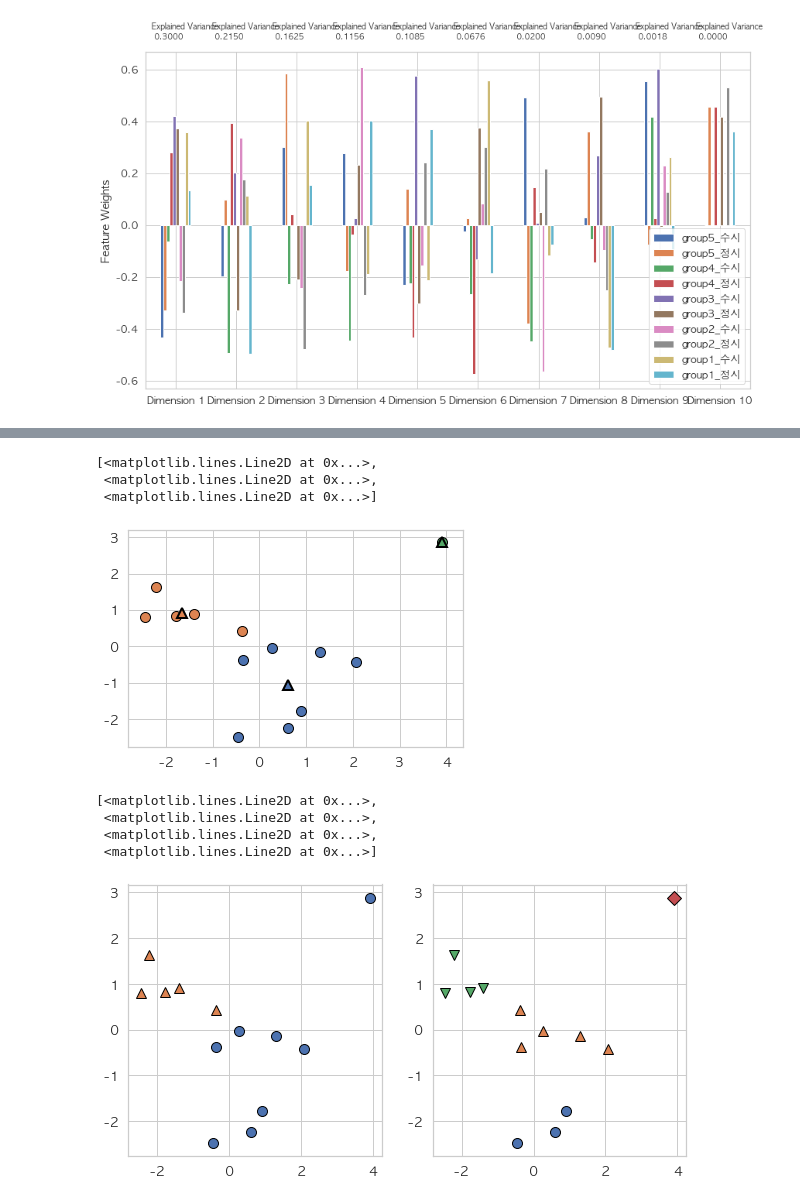
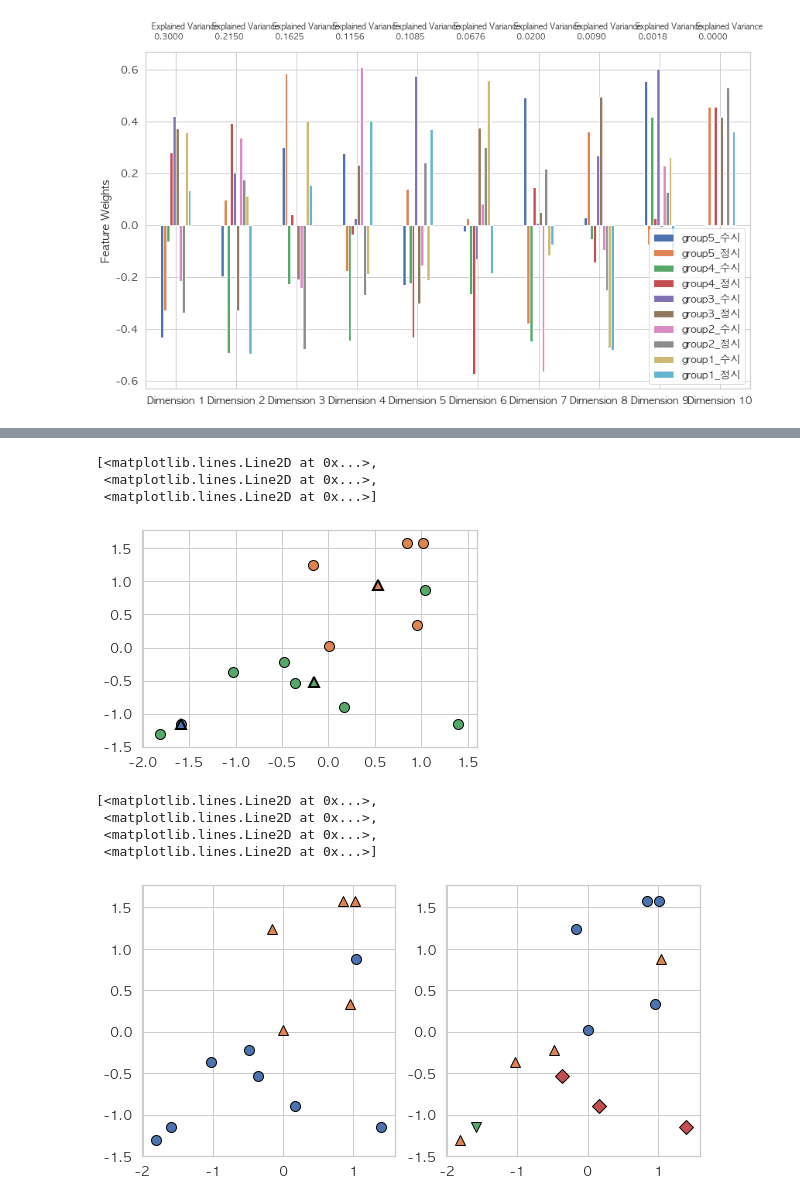
Before and after one commit to YeongEunLee/DataScience, a Jupyter notebook: cluster/cluster_final.ipynb, the cells around one changed output, grey strips where cells are left out. Saved outputs shown, nothing was run; the diff lists cells and outputs as text; code cells hidden in the pictures.

```diff
--- a/cluster/cluster_final.ipynb
+++ b/cluster/cluster_final.ipynb
@@ -671,7 +671,9 @@ import matplotlib.font_manager as fm
 import numpy as np
 import random as rd
 # %%
-df = pd.read_excel('수시,정시.xlsx', sheet_name = 1)
+df = pd.read_excel('단과대cluster.xlsx', sheet_name = 1)
+# %%
+df.index = ['건축대학', '경영대학', '공과대학', '글로벌융합대학', '동물생명과학대학', '문과대학', '사범대학', '상경대학', '생명특성화대학', '생명환경과학대학', '이과대학', '정보통신대학', '정치대학']
 # %%
 df
 # %% [output]
@@ -723,4 +728,9 @@ from sklearn.preprocessing import scale
 
 df_scaled = pd.DataFrame(scale(df),
                             columns=df.columns)
+# %%
+from sklearn.preprocessing import scale
+
+df_scaled_nodimension = pd.DataFrame(scale(df),
+                            columns=df.columns)
 # %%
@@ -893,22 +909,22 @@ mglearn.discrete_scatter(X.values[:, 0], X.values[:, 1], assignments, ax=axes[1]
 # %%
-data = df_scaled
-pca = PCA(n_components=2).fit(data)
-reduced_data = pca.transform(data)
+data = df_scaled_nodimension
+#pca = PCA(n_components=2).fit(data)
+#reduced_data = pca.transform(data)
 # pca_samples = pca.transform(data)
-reduced_data = pd.DataFrame(reduced_data, columns = ['Dimension 1', 'Dimension 2'])
+reduced_data = pd.DataFrame(data, columns = ['Dimension 1', 'Dimension 2','Dimension 3','Dimension 4', 'Dimension 5', 'Dimension 6', 'Dimension 7', 'Dimension 8','Dimension 9', 'Dimension 10'])
 # %%
-X = reduced_data
+X = data
 kmeans = KMeans(n_clusters=3)
 kmeans.fit(X)
 y_kmeans = kmeans.predict(X)
 
 mglearn.discrete_scatter(X.values[:, 0], X.values[:, 1], kmeans.labels_, markers='o')
 mglearn.discrete_scatter(kmeans.cluster_centers_[:, 0], kmeans.cluster_centers_[:, 1], [0, 1, 2], markers='^', markeredgewidth=2)
 # %% [output]
 [<matplotlib.lines.Line2D at 0x...>,
  <matplotlib.lines.Line2D at 0x...>,
  <matplotlib.lines.Line2D at 0x...>]
-[figure, old version]
+[figure, new version]
 # %%
 fig, axes = plt.subplots(1, 2, figsize=(10, 5))
 
@@ -930,7 +946,7 @@ mglearn.discrete_scatter(X.values[:, 0], X.values[:, 1], assignments, ax=axes[1]
  <matplotlib.lines.Line2D at 0x...>,
  <matplotlib.lines.Line2D at 0x...>,
  <matplotlib.lines.Line2D at 0x...>]
-[figure, old version]
+[figure, new version]
 # %%
 from scipy.cluster.hierarchy import dendrogram, ward
 
```
Also changed, not shown: parts of 14 cells of this notebook, 14 other files.
